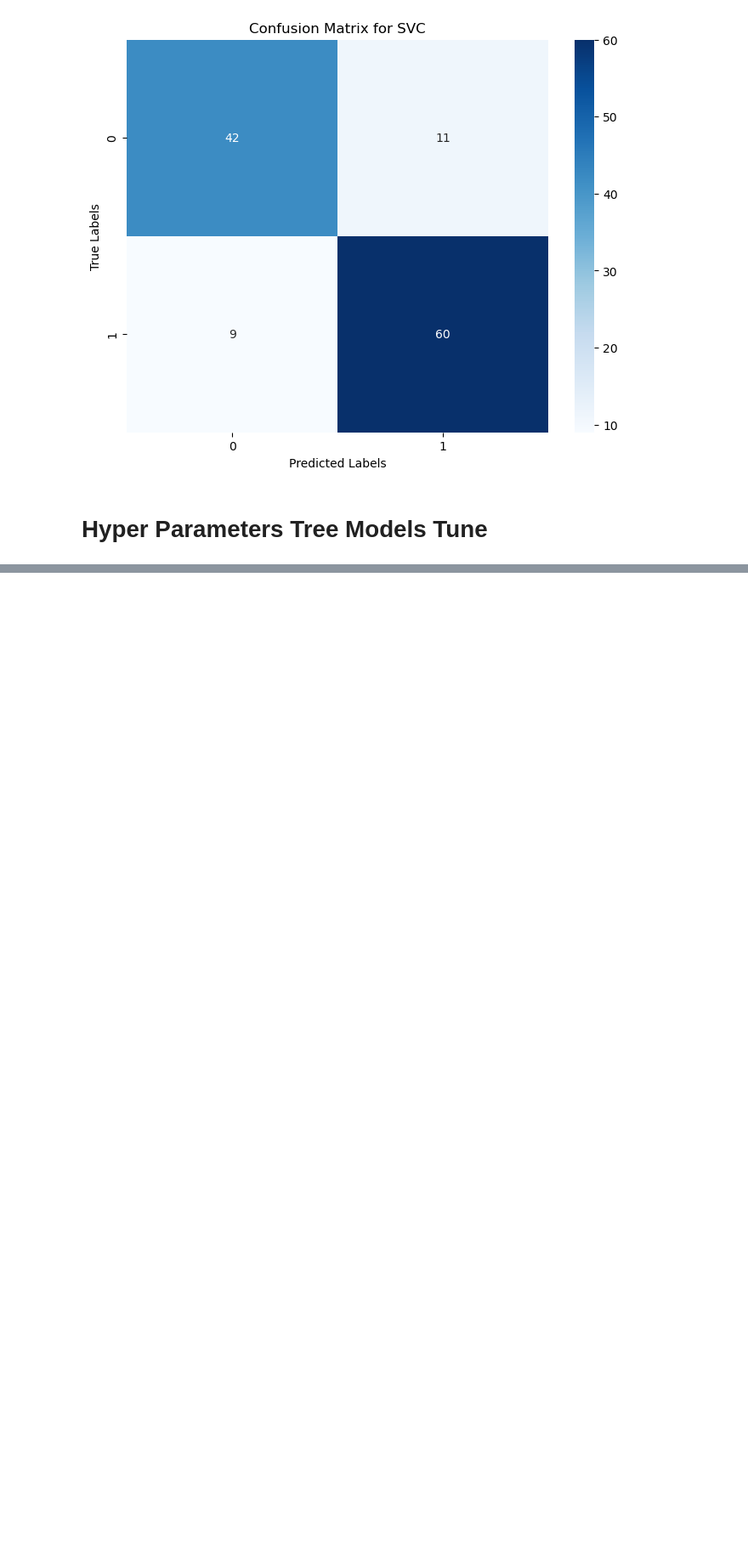
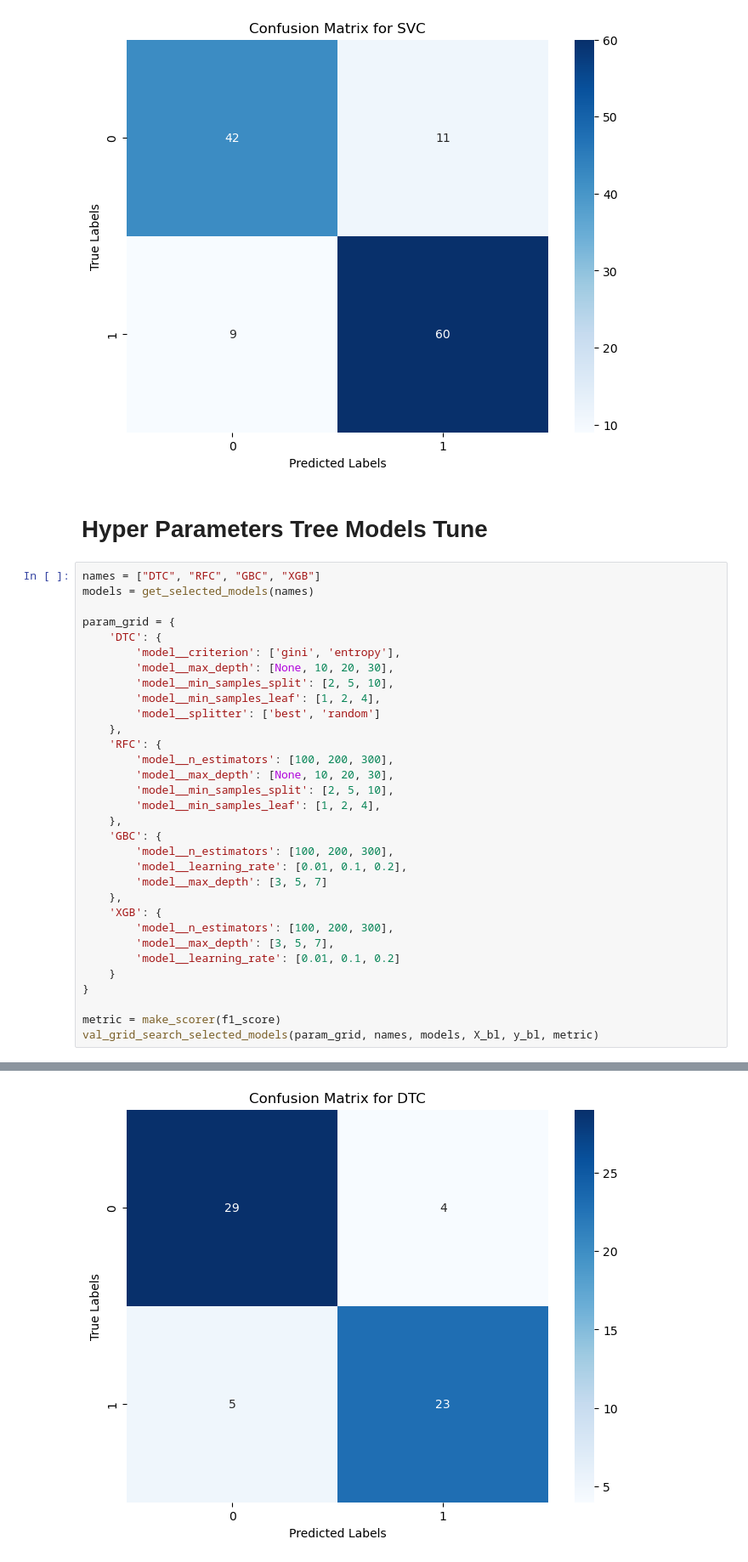
Before and after one commit to MaukanMir/Survival-Patient-Heart-Failure-Classification, a Jupyter notebook: training.ipynb, the cells around one changed output, grey strips where cells are left out. Shown: that part at 85% size. Saved outputs shown, nothing was run; the diff lists cells and outputs as text; blank space fills up the shorter version.

Commit message:
added new models

```diff
--- a/training.ipynb
+++ b/training.ipynb
@@ -656,3 +656,36 @@ weighted avg       0.84      0.84      0.84       122
 [figure]
 # %% [markdown]
 # Hyper Parameters Tree Models Tune
+# %%
+names = ["DTC", "RFC", "GBC", "XGB"]
+models = get_selected_models(names)
+
+param_grid = {
+    'DTC': {
+        'model__criterion': ['gini', 'entropy'],
+        'model__max_depth': [None, 10, 20, 30],
+        'model__min_samples_split': [2, 5, 10],
+        'model__min_samples_leaf': [1, 2, 4],
+        'model__splitter': ['best', 'random']
+    },
+    'RFC': {
+        'model__n_estimators': [100, 200, 300],
+        'model__max_depth': [None, 10, 20, 30],
+        'model__min_samples_split': [2, 5, 10],
+        'model__min_samples_leaf': [1, 2, 4],
+    },
+    'GBC': {
+        'model__n_estimators': [100, 200, 300],
+        'model__learning_rate': [0.01, 0.1, 0.2],
+        'model__max_depth': [3, 5, 7]
+    },
+    'XGB': {
+        'model__n_estimators': [100, 200, 300],
+        'model__max_depth': [3, 5, 7],
+        'model__learning_rate': [0.01, 0.1, 0.2]
+    }
+}
+
+metric = make_scorer(f1_score)
+val_grid_search_selected_models(param_grid, names, models, X_bl, y_bl, metric)
+# %% [output]
@@ -658,0 +705 @@ weighted avg       0.84      0.84      0.84       122
+[figure, added]
```
Also changed, not shown: parts of 1 cell of this notebook.
